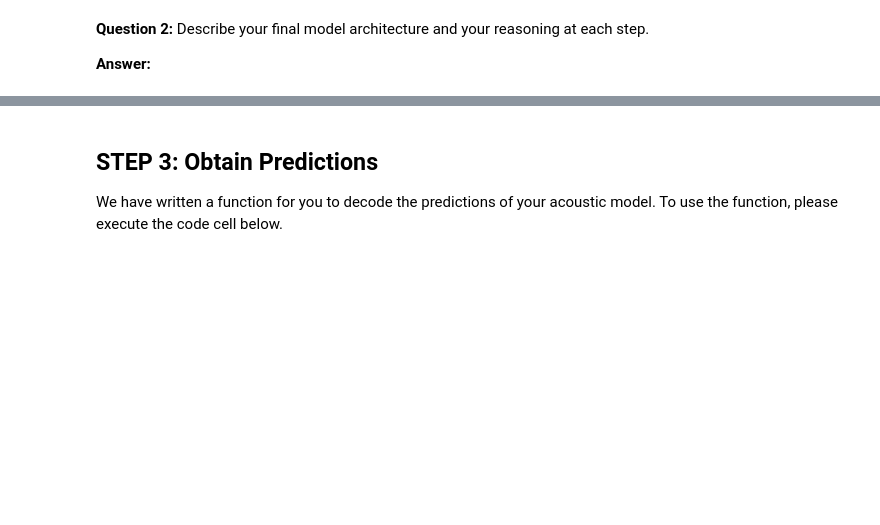
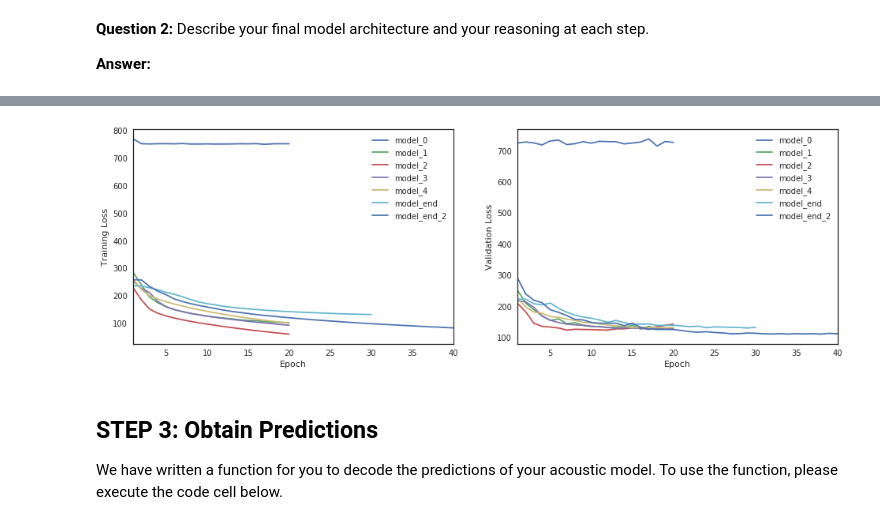
Before and after one commit to yatszhash/AIND-VUI-Capstone, a Jupyter notebook: vui_notebook_unified_paramters.ipynb, the cells around one changed output, grey strips where cells are left out. Saved outputs shown, nothing was run; the diff lists cells and outputs as text; code cells hidden in the pictures; blank space fills up the shorter version.

Commit message:
run training for final model 2

```diff
--- a/vui_notebook_unified_paramters.ipynb
+++ b/vui_notebook_unified_paramters.ipynb
@@ -634,3 +737,48 @@ __Answer:__
+# %%
+from glob import glob
+import numpy as np
+import _pickle as pickle
+import seaborn as sns
+import matplotlib.pyplot as plt
+%matplotlib inline
+sns.set_style(style='white')
+
+# obtain the paths for the saved model history
+all_pickles = sorted(glob("results/*.pickle"))
+# extract the name of each model
+model_names = [item[8:-7] for item in all_pickles]
+# extract the loss history for each model
+valid_loss = [pickle.load( open( i, "rb" ) )['val_loss'] for i in all_pickles]
+train_loss = [pickle.load( open( i, "rb" ) )['loss'] for i in all_pickles]
+# save the number of epochs used to train each model
+num_epochs = [len(valid_loss[i]) for i in range(len(valid_loss))]
+
+fig = plt.figure(figsize=(16,5))
+
+# plot the training loss vs. epoch for each model
+ax1 = fig.add_subplot(121)
+for i in range(len(all_pickles)):
+    ax1.plot(np.linspace(1, num_epochs[i], num_epochs[i]),
+            train_loss[i], label=model_names[i])
+# clean up the plot
+ax1.legend()
+ax1.set_xlim([1, max(num_epochs)])
+plt.xlabel('Epoch')
+plt.ylabel('Training Loss')
+
+# plot the validation loss vs. epoch for each model
+ax2 = fig.add_subplot(122)
+for i in range(len(all_pickles)):
+    ax2.plot(np.linspace(1, num_epochs[i], num_epochs[i]),
+            valid_loss[i], label=model_names[i])
+# clean up the plot
+ax2.legend()
+ax2.set_xlim([1, max(num_epochs)])
+plt.xlabel('Epoch')
+plt.ylabel('Validation Loss')
+plt.show()
+# %% [output]
+[figure, added]
 # %% [markdown]
 <a id='step3'></a>
 ## STEP 3: Obtain Predictions
```
Also changed, not shown: parts of 6 cells of this notebook, 2 other files.
